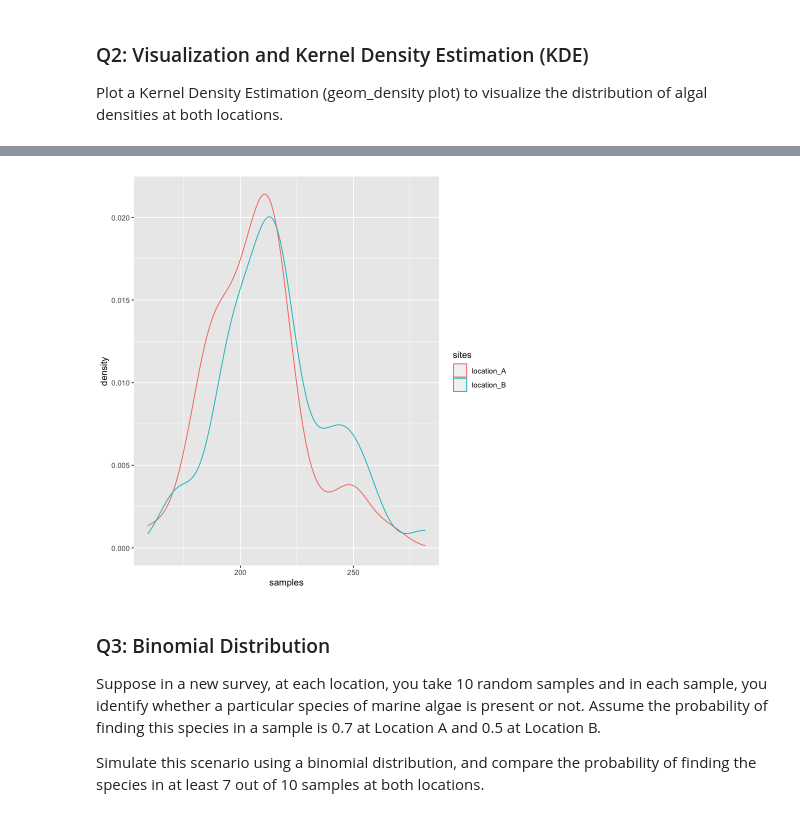
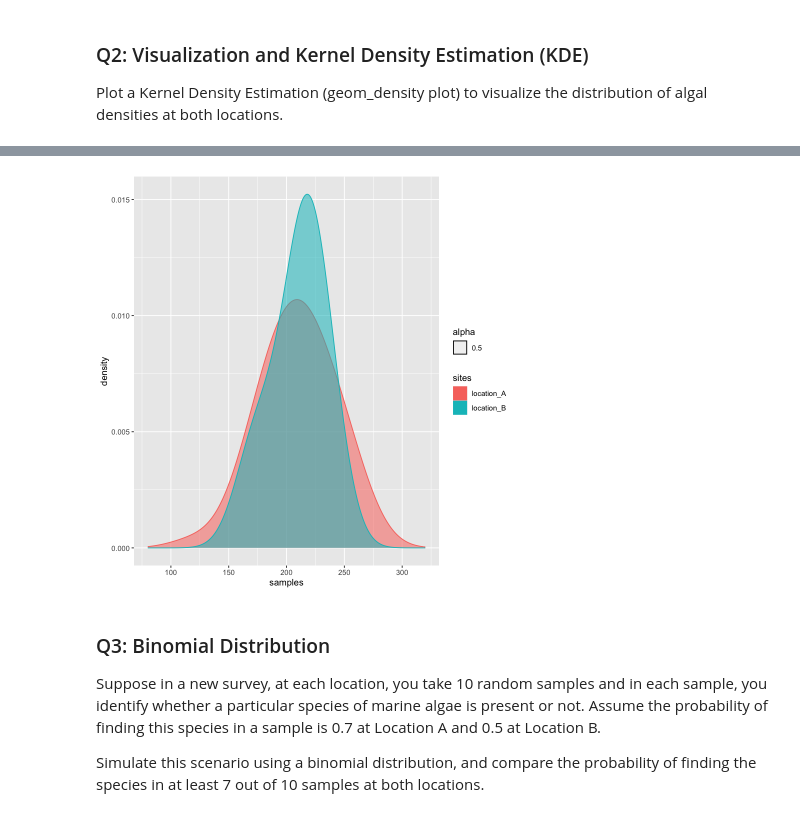
Before and after one commit to ShanMurphy/MBIO-612-F23-Shannon-Murphy, a Jupyter notebook: module_4/module_4_probability_distributions_practical.ipynb, the cells around one changed output, grey strips where cells are left out. Saved outputs shown, nothing was run; the diff lists cells and outputs as text; code cells hidden in the pictures.

```diff
--- a/module_4/module_4_probability_distributions_practical.ipynb
+++ b/module_4/module_4_probability_distributions_practical.ipynb
@@ -104,8 +130,9 @@ A data.frame: 6 × 2
 # %%
 ggplot(data = location_algae, aes(x = samples, color = sites)) +
-    geom_density()
+    geom_density(aes(fill = sites, alpha = 0.5), adjust = 1.7) +
+    xlim(80,320)
 # %% [output]
-[figure, old version]
+[figure, new version]
 # %% [markdown]
 ### Q3: Binomial Distribution
 Suppose in a new survey, at each location, you take 10 random samples and in each sample, you identify whether a particular species of marine algae is present or not. Assume the probability of finding this species in a sample is 0.7 at Location A and 0.5 at Location B.
```
Also changed, not shown: parts of 8 cells of this notebook.
